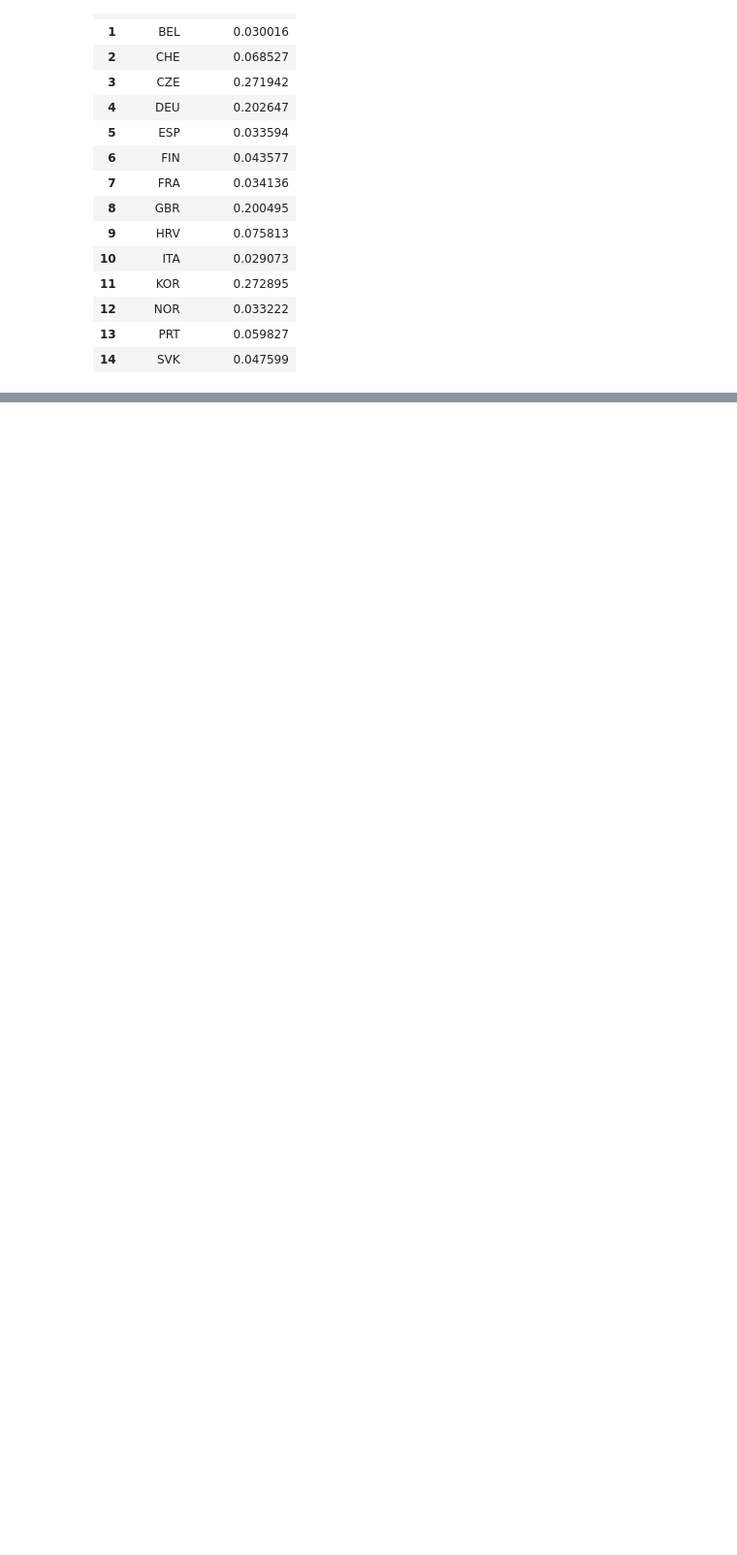
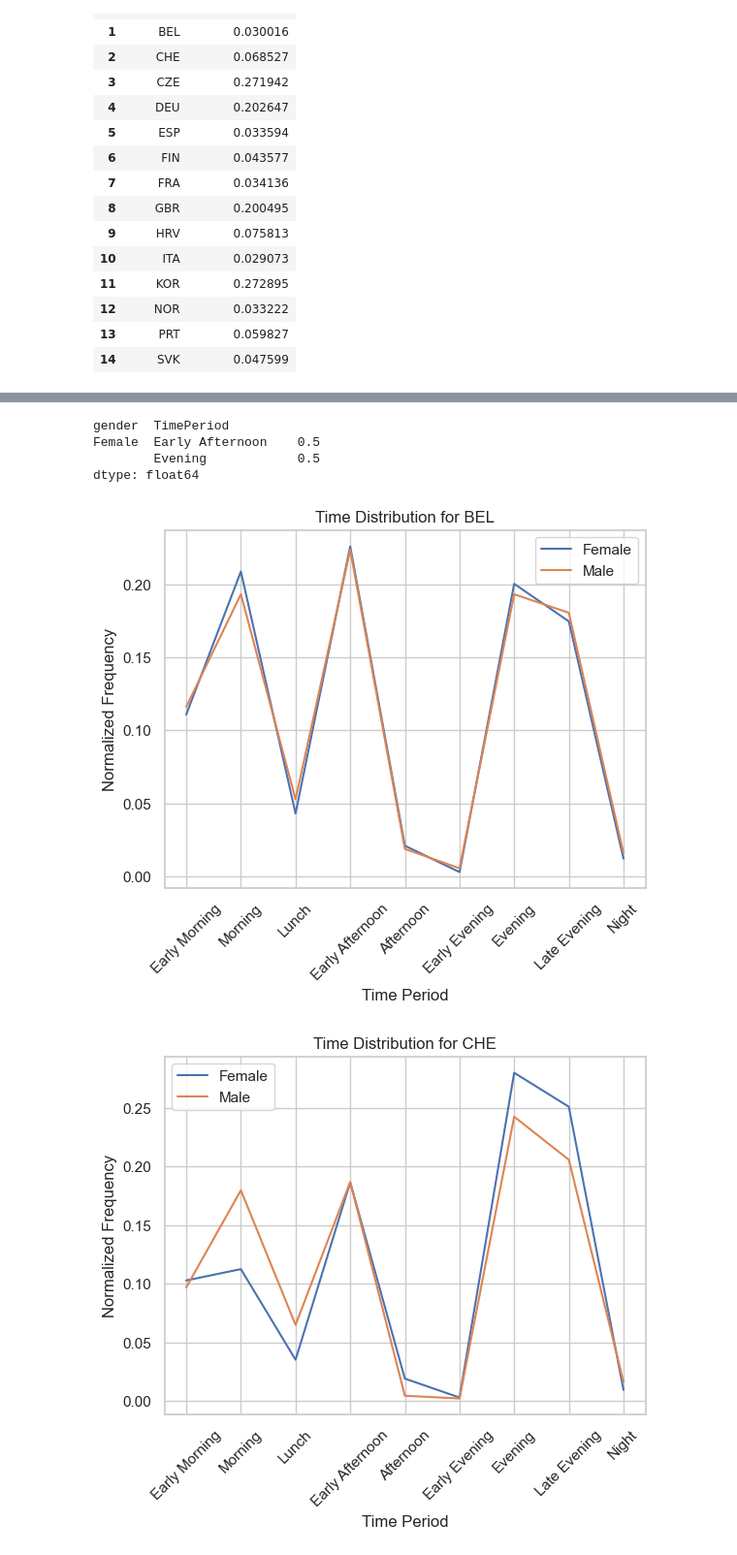
Before and after one commit to zavidos/SmartCitiesLab, a Jupyter notebook: dataset_analysis.ipynb, the cells around one changed output, grey strips where cells are left out. Shown at 97% size. Drawn from its saved outputs; the diff is of its cells as text; code cells hidden in the pictures; blank space fills up the shorter version.

```diff
--- a/dataset_analysis.ipynb
+++ b/dataset_analysis.ipynb
@@ -756,0 +833,27 @@ fig.show()
+# %%
+time_dist
+# %% [output]
+gender  TimePeriod
+Female  Early Afternoon    0.5
+        Evening            0.5
+dtype: float64
+# %%
+for coun in sorted(leg_coor_user_merged['country'].unique()):
+    only_country=leg_coor_user_merged[leg_coor_user_merged['country'].isin([coun])]
+    time_dist = only_country.drop_duplicates(subset='tripid').groupby(['gender', 'TimePeriod']).size() / only_country.drop_duplicates(subset='tripid').dropna(subset=['TimePeriod']).groupby('gender').size()
+    try:
+        sns.lineplot(x=custom_order, y=time_dist['Female'].values, legend='brief', label='Female')
+        sns.lineplot(x=custom_order, y=time_dist['Male'].values, legend='brief', label='Male')
+        #sns.lineplot(x=time_dist['Other'].index, y=time_dist['Other'].values, legend='brief', label='Other')
+
+        plt.xticks(rotation=45)
+        plt.title(f'Time Distribution for {coun}')
+        plt.xlabel('Time Period')
+        plt.ylabel('Normalized Frequency')
+        plt.legend()
+        plt.show()
+    except:
+        pass
+# %% [output]
+[figure, added]
+[figure, added]
```
Also changed, not shown: parts of 31 cells of this notebook, 2 other files.
